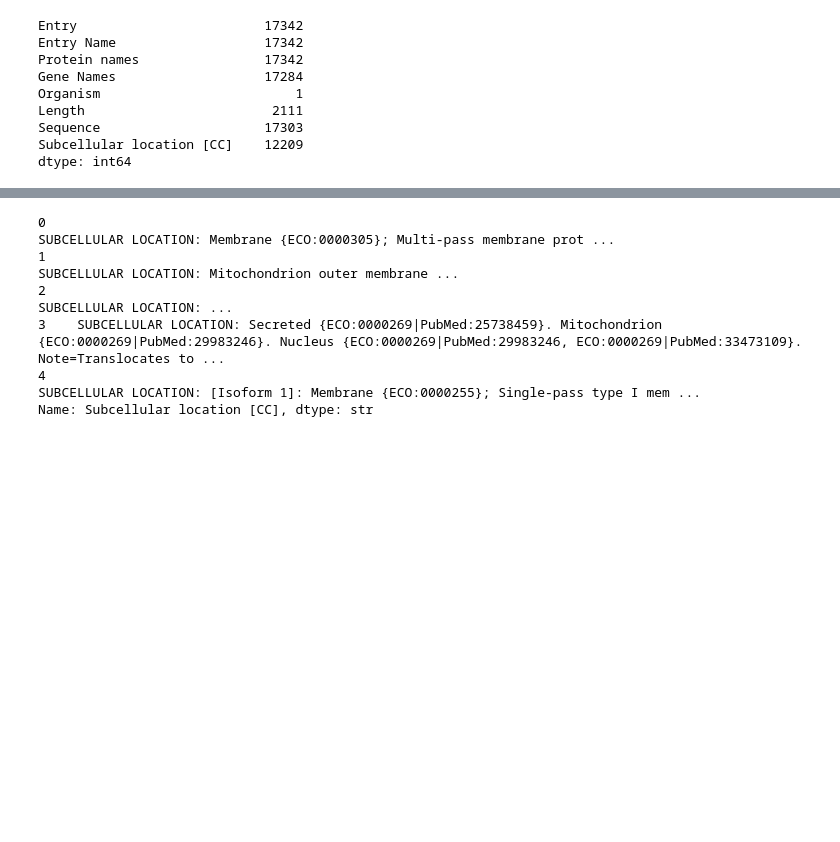
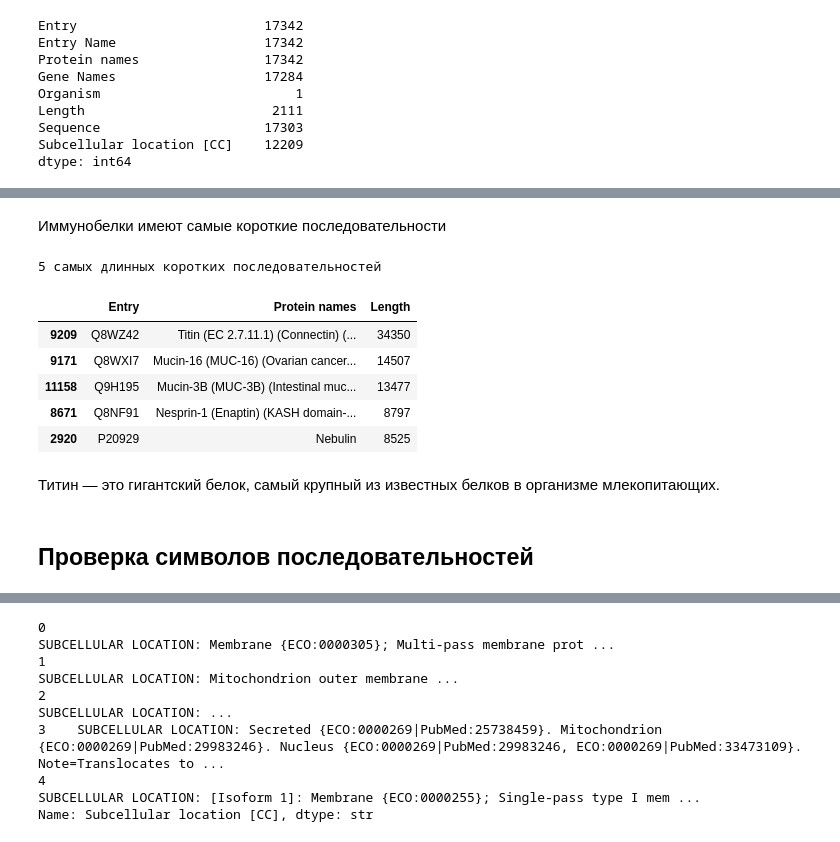
Before and after one commit to EnemyOfDeath7/protein-localization-project, a Jupyter notebook: notebooks/01_data_download_and_inspection.ipynb, the cells around one changed output, grey strips where cells are left out. Drawn from its saved outputs; the diff is of its cells as text; code cells hidden in the pictures; blank space fills up the shorter version.

```diff
--- a/notebooks/01_data_download_and_inspection.ipynb
+++ b/notebooks/01_data_download_and_inspection.ipynb
@@ -106,0 +198,18 @@ dtype: int64
+# %% [markdown]
+Иммунобелки имеют самые короткие последовательности
+# %%
+# Cамые длинные последовательности
+print("5 cамых длинных коротких последовательностей")
+(df_raw[["Entry", "Protein names", "Length"]].sort_values(by=["Length"], ascending=False)).head(5)
+# %% [output]
+5 cамых длинных коротких последовательностей
+|  | Entry | Protein names | Length |
+| 9209 | Q8WZ42 | Titin (EC 2.7.11.1) (Connectin) (... | 34350 |
+| 9171 | Q8WXI7 | Mucin-16 (MUC-16) (Ovarian cancer... | 14507 |
+| 11158 | Q9H195 | Mucin-3B (MUC-3B) (Intestinal muc... | 13477 |
+| 8671 | Q8NF91 | Nesprin-1 (Enaptin) (KASH domain-... | 8797 |
+| 2920 | P20929 | Nebulin | 8525 |
+# %% [markdown]
+Титин — это гигантский белок, самый крупный из известных белков в организме млекопитающих.
+# %% [markdown]
+## Проверка символов последовательностей
```
Also changed, not shown: parts of 35 cells of this notebook.
